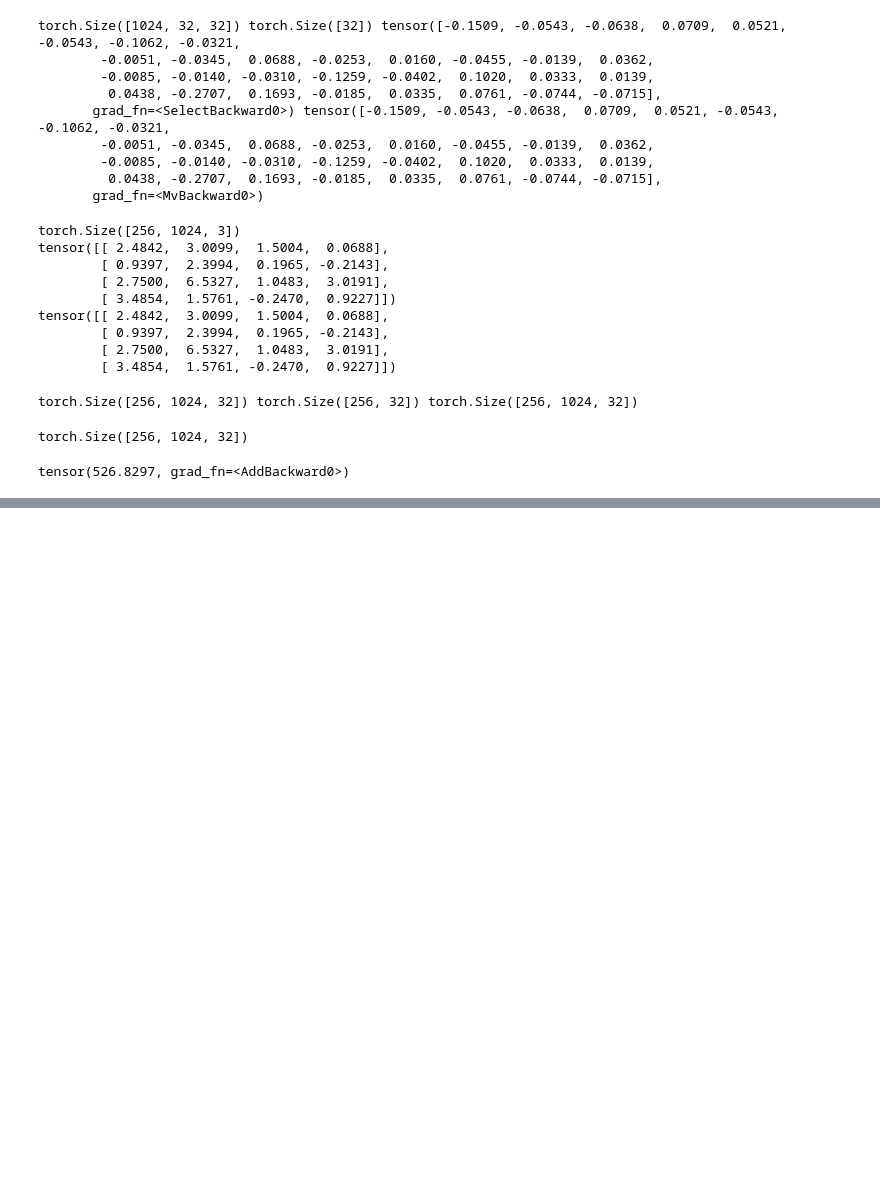
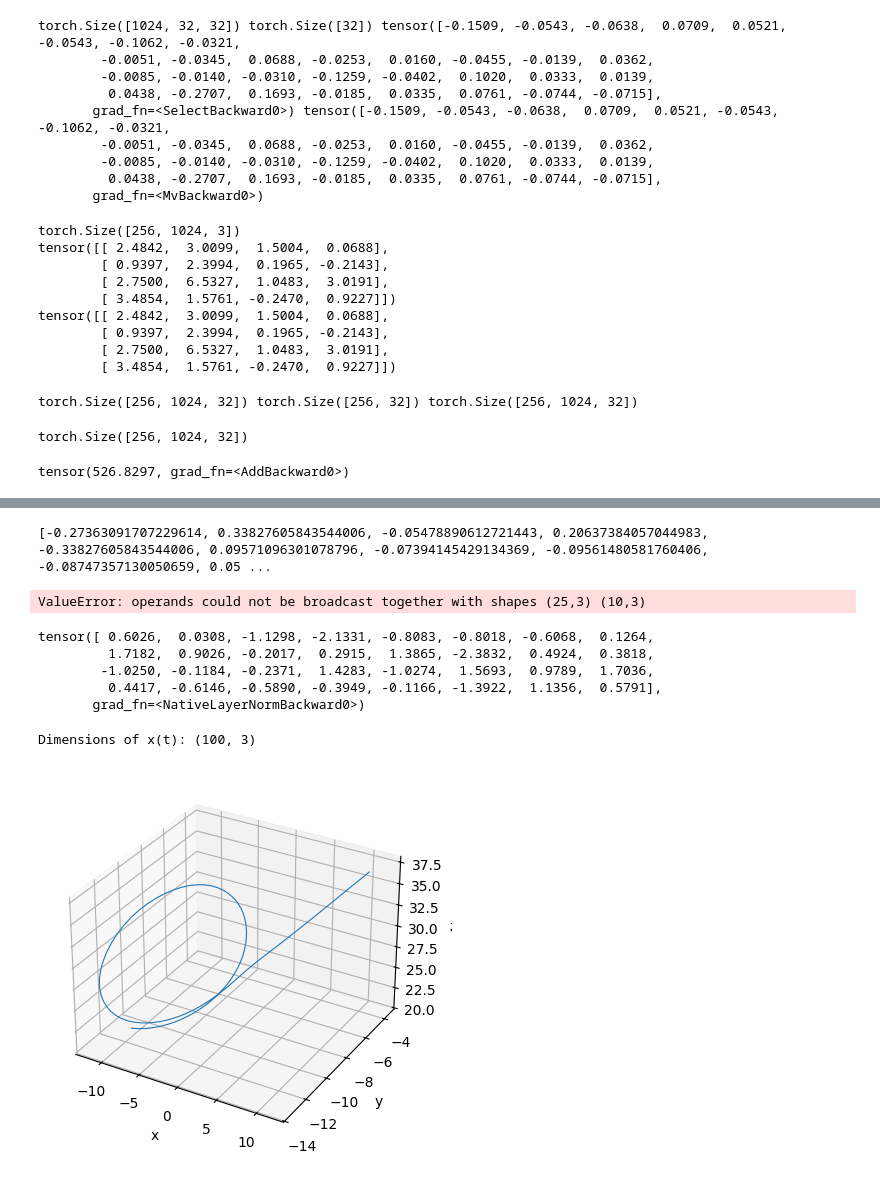
Before and after one commit to conancarrow/TMPSGenevaZabaras, a Jupyter notebook: autoencoder_training.ipynb, the cells around one changed output, grey strips where cells are left out. Saved outputs shown, nothing was run; the diff lists cells and outputs as text; code cells hidden in the pictures; blank space fills up the shorter version.

```diff
--- a/autoencoder_training.ipynb
+++ b/autoencoder_training.ipynb
@@ -231,0 +418,8 @@ Autoencoder().koopman_matrix[:6,:6]
+# %%
+print(
+
+    hs[hs!=0].tolist()
+
+)
+# %% [output]
+[-0.27363091707229614, 0.33827605843544006, -0.05478890612721443, 0.20637384057044983, -0.33827605843544006, 0.09571096301078796, -0.07394145429134369, -0.09561480581760406, -0.08747357130050659, 0.05 ...
@@ -231,0 +428,33 @@ Autoencoder().koopman_matrix[:6,:6]
+# %%
+model.compute_dynamics().shape
+#predtraj=model.decode(torch.einsum('ijk,k->ik', koopman_dynamics, model.encode(train['data'][0,0,:]))).detach().numpy()
+#predtraj=predtraj[:12,:]
+predtraj=model.decode(model.encode(train['data'][0,:,:])).detach().numpy()
+predtraj.shape
+trajdiffs=traj-pred
+# %% [output]
+ValueError: operands could not be broadcast together with shapes (25,3) (10,3)
+# %%
+traj.shape
+model.encode(train['data'][0,0,:])
+# %% [output]
+tensor([ 0.6026,  0.0308, -1.1298, -2.1331, -0.8083, -0.8018, -0.6068,  0.1264,
+         1.7182,  0.9026, -0.2017,  0.2915,  1.3865, -2.3832,  0.4924,  0.3818,
+        -1.0250, -0.1184, -0.2371,  1.4283, -1.0274,  1.5693,  0.9789,  1.7036,
+         0.4417, -0.6146, -0.5890, -0.3949, -0.1166, -1.3922,  1.1356,  0.5791],
+       grad_fn=<NativeLayerNormBackward0>)
+# %%
+traj = train['data'][3,:100,:].numpy()
+print(f"Dimensions of x(t): {traj.shape}")
+
+# Plot 3D trajectory
+fig = plt.figure()
+ax = fig.add_subplot(111, projection='3d')
+ax.plot(traj[:, 0], traj[:, 1], traj[:, 2], lw=0.8)
+ax.set_xlabel("x")
+ax.set_ylabel("y")
+ax.set_zlabel("z")
+plt.show()
+# %% [output]
+Dimensions of x(t): (100, 3)
+[figure, added]
```
Also changed, not shown: parts of 19 cells of this notebook.
